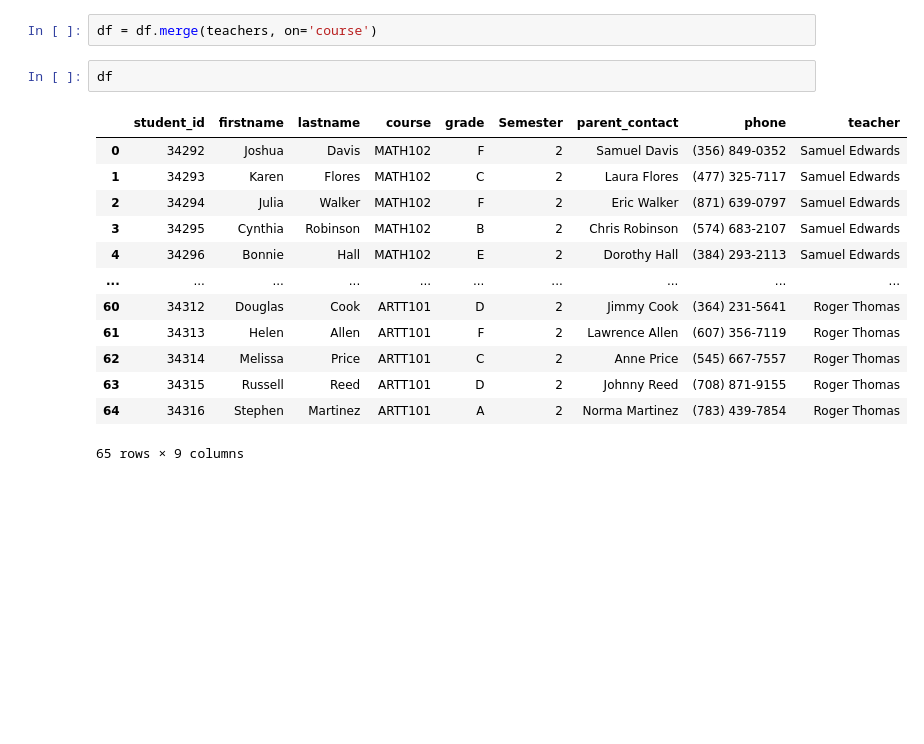
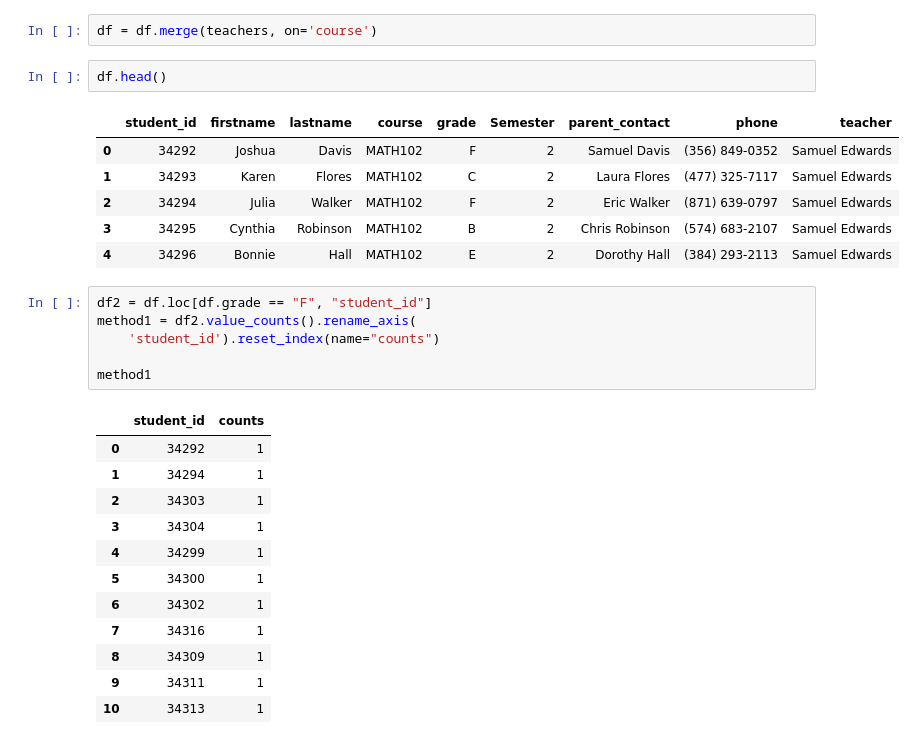
Before and after one commit to mlobf/new_pandas_course, a Jupyter notebook: 06_Merging/mergin.ipynb, the cells around one changed output. Saved outputs shown, nothing was run; the diff lists cells and outputs as text; blank space fills up the shorter version.

```diff
--- a/06_Merging/mergin.ipynb
+++ b/06_Merging/mergin.ipynb
@@ -129,18 +147,30 @@ df = pd.merge(student_grades, contacts, on="student_id")
 # %%
 df = df.merge(teachers, on='course')
 # %%
-df
+df.head()
 # %% [output]
 |  | student_id | firstname | lastname | course | grade | Semester | parent_contact | phone | teacher |
 | 0 | 34292 | Joshua | Davis | MATH102 | F | 2 | Samuel Davis | (356) 849-0352 | Samuel Edwards |
 | 1 | 34293 | Karen | Flores | MATH102 | C | 2 | Laura Flores | (477) 325-7117 | Samuel Edwards |
 | 2 | 34294 | Julia | Walker | MATH102 | F | 2 | Eric Walker | (871) 639-0797 | Samuel Edwards |
 | 3 | 34295 | Cynthia | Robinson | MATH102 | B | 2 | Chris Robinson | (574) 683-2107 | Samuel Edwards |
 | 4 | 34296 | Bonnie | Hall | MATH102 | E | 2 | Dorothy Hall | (384) 293-2113 | Samuel Edwards |
-| ... | ... | ... | ... | ... | ... | ... | ... | ... | ... |
-| 60 | 34312 | Douglas | Cook | ARTT101 | D | 2 | Jimmy Cook | (364) 231-5641 | Roger Thomas |
-| 61 | 34313 | Helen | Allen | ARTT101 | F | 2 | Lawrence Allen | (607) 356-7119 | Roger Thomas |
-| 62 | 34314 | Melissa | Price | ARTT101 | C | 2 | Anne Price | (545) 667-7557 | Roger Thomas |
-| 63 | 34315 | Russell | Reed | ARTT101 | D | 2 | Johnny Reed | (708) 871-9155 | Roger Thomas |
-| 64 | 34316 | Stephen | Martinez | ARTT101 | A | 2 | Norma Martinez | (783) 439-7854 | Roger Thomas |
-65 rows × 9 columns
+# %%
+df2 = df.loc[df.grade == "F", "student_id"]
+method1 = df2.value_counts().rename_axis(
+    'student_id').reset_index(name="counts")
+
+method1
+# %% [output]
+|  | student_id | counts |
+| 0 | 34292 | 1 |
+| 1 | 34294 | 1 |
+| 2 | 34303 | 1 |
+| 3 | 34304 | 1 |
+| 4 | 34299 | 1 |
+| 5 | 34300 | 1 |
+| 6 | 34302 | 1 |
+| 7 | 34316 | 1 |
+| 8 | 34309 | 1 |
+| 9 | 34311 | 1 |
+| 10 | 34313 | 1 |
```
Also changed, not shown: parts of 13 cells of this notebook, 3 other files.
